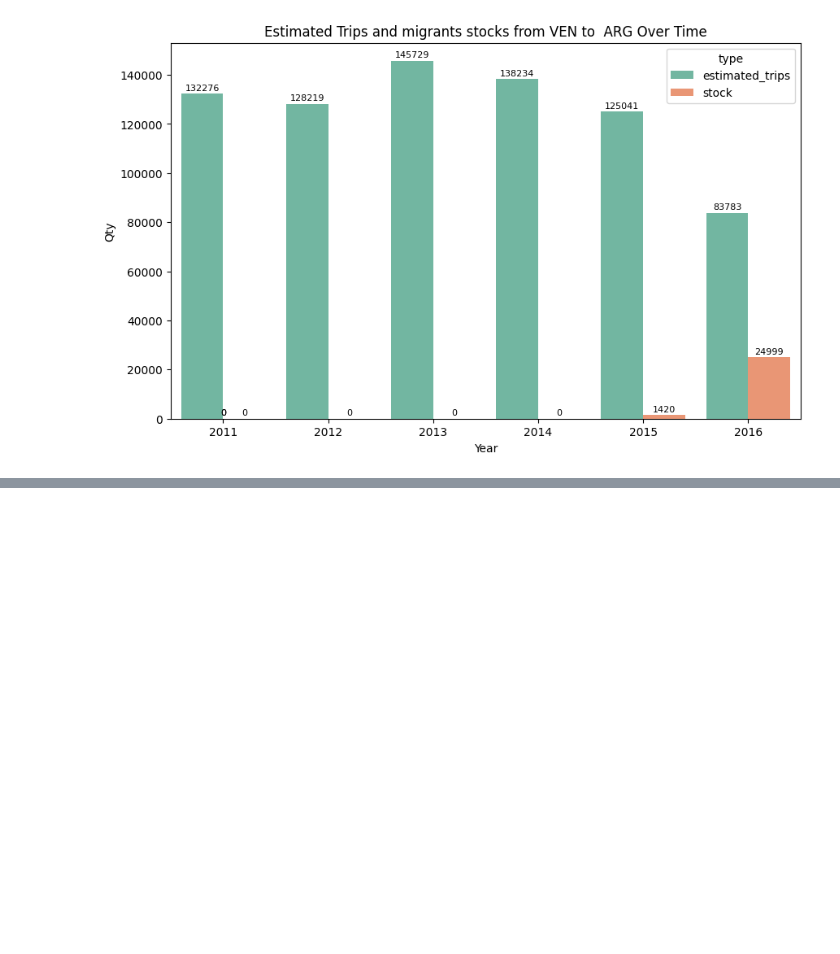
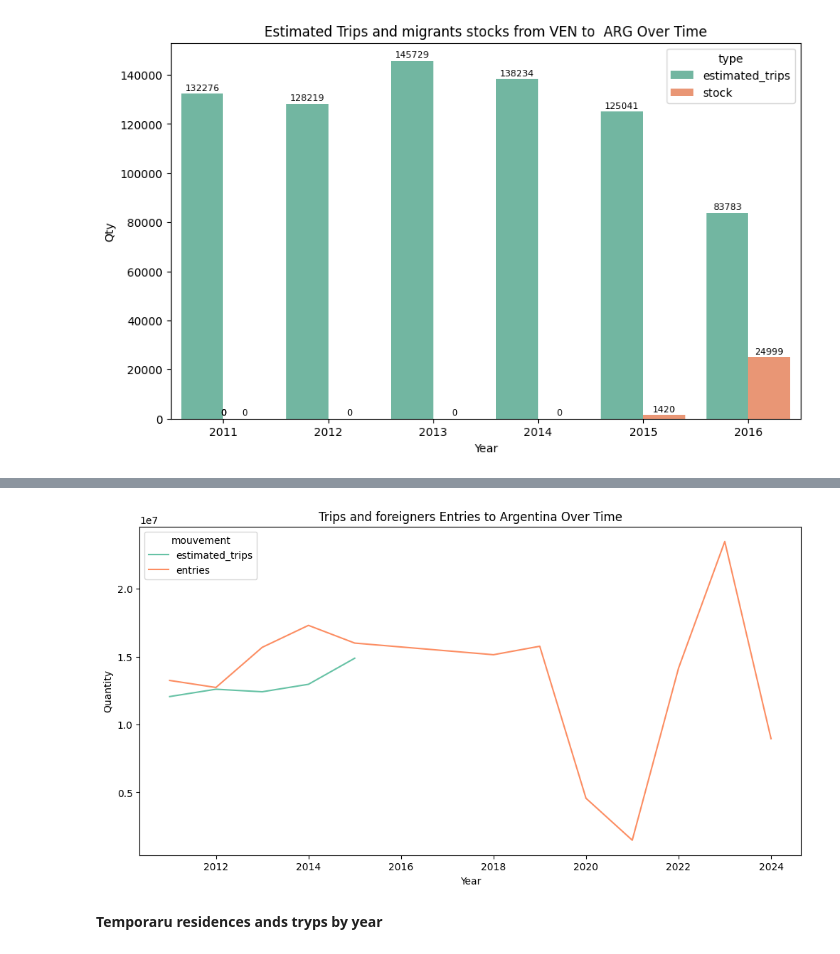
Before and after one commit to natdebandi/migmobs_exploratory, a Jupyter notebook: mobility_v2-0.ipynb, the cells around one changed output, grey strips where cells are left out. Saved outputs shown, nothing was run; the diff lists cells and outputs as text; code cells hidden in the pictures; blank space fills up the shorter version.

```diff
--- a/mobility_v2-0.ipynb
+++ b/mobility_v2-0.ipynb
@@ -752,0 +753,11 @@ for country in melted_df['country_dest'].unique():
+# %%
+# Replace 'your_file_path' with the actual path to your CSV file in Google Drive
+file_path = '/content/drive/MyDrive/3. Proyectos/MIGMOBS_nat/3_data_repository/db_migracion.csv'
+
+df_migration = pd.read_csv(file_path)
+
+## df the stock de migrantes en ARG y CHL: latam_mig_df
+## stock total de migrantes por año : latam_mig_df_grp
+## mobility database target ARG and CHL : mobility_df
+## total trips to ARG and CHL by year: country_source_df_grp
+print(df_migration['variable_name'].unique())
@@ -752,0 +844,12 @@ for country in melted_df['country_dest'].unique():
+# %%
+#get the total entries only
+df_entries = df_migration[(df_migration['variable_name'] == 'entries_mouvements') & (df_migration['origin'] == 'Total foreigners')]
+# Create a new DataFrame with selected columns and rename 'value' to 'entries'
+df_entries = df_entries[['year', 'country_code', 'value']].rename(columns={'value': 'entries'})
+# %%
+## get the movements
+df_mov_mig = pd.merge(df_entries,country_source_df_grp, on=['year', 'country_code'], how='left')
+
+df_mov_mig = df_mov_mig[df_mov_mig['country_code'] == 'ARG']
+
+df_mov_mig
@@ -752,0 +870,17 @@ for country in melted_df['country_dest'].unique():
+# %%
+melted_df = pd.melt(df_mov_mig, id_vars=['year', 'country_code'],
+                    value_vars=['estimated_trips', 'entries'],
+                    var_name='mouvement', value_name='quantity')
+
+melted_df['quantity'] = pd.to_numeric(melted_df['quantity'], errors='coerce').astype('Int64')
+
+plt.figure(figsize=(12, 6))
+sns.lineplot(x='year', y='quantity', hue='mouvement', data=melted_df, palette = "Set2")
+plt.title('Trips and foreigners Entries to Argentina Over Time')
+plt.xlabel('Year')
+plt.ylabel('Quantity')
+plt.show()
+# %% [output]
+[figure, added]
+# %% [markdown]
+**Temporaru residences ands tryps by year**
```
Also changed, not shown: parts of 21 cells of this notebook.
